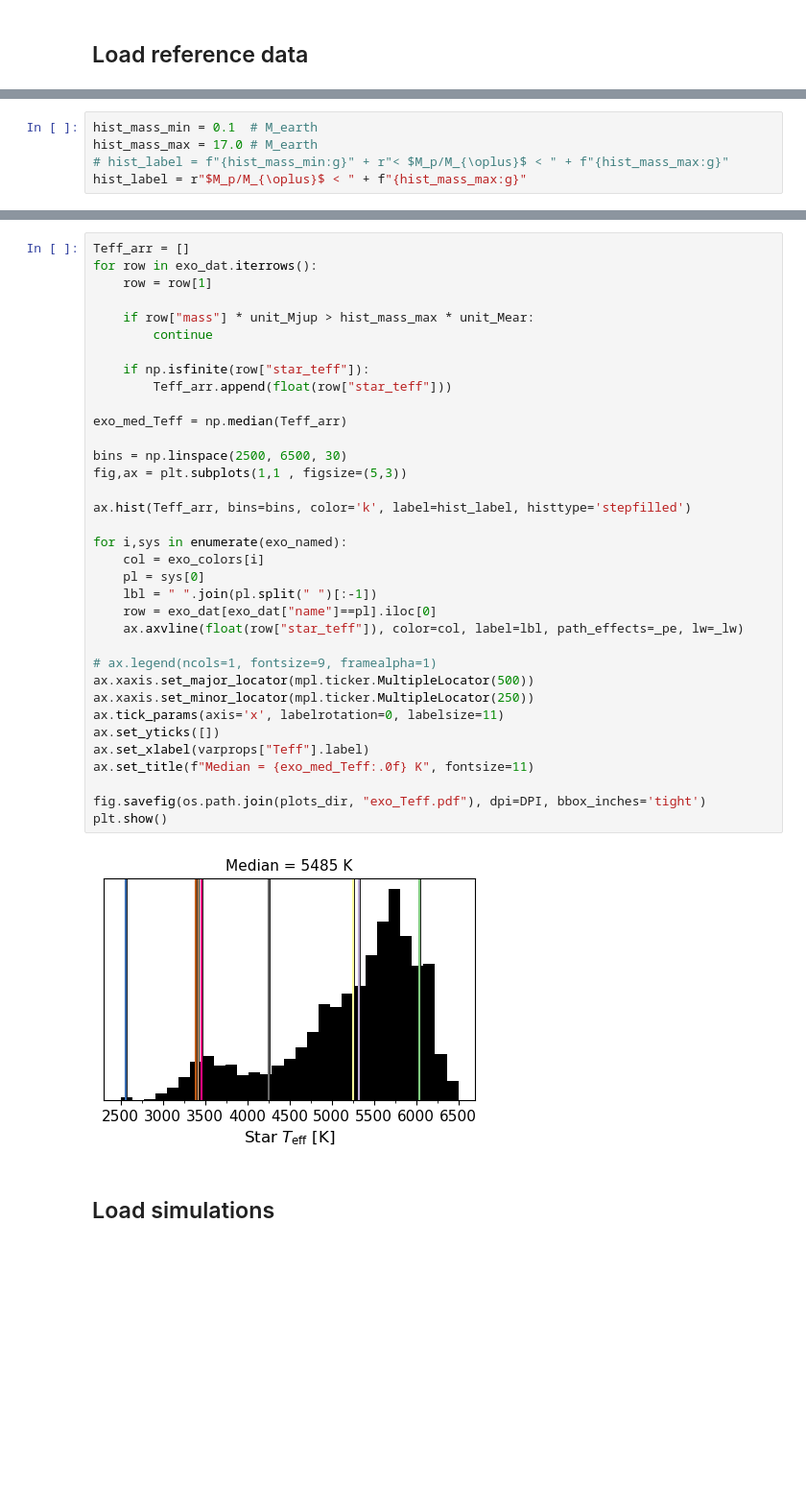
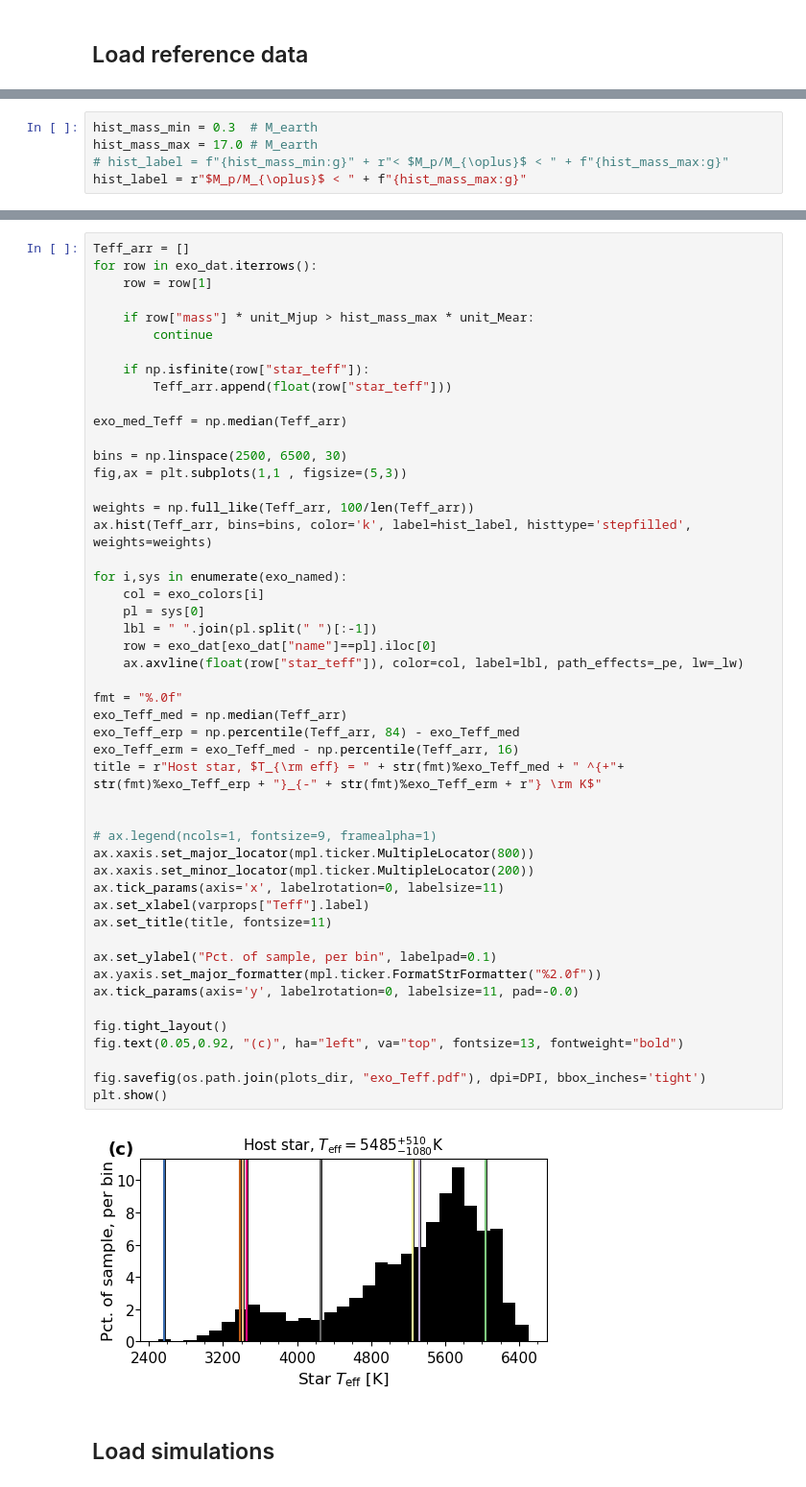
Before and after one commit to nichollsh/InferAGNI, a Jupyter notebook: notebooks/paper_grid.ipynb, the cells around one changed output, grey strips where cells are left out. Shown at 96% size. Saved outputs shown, nothing was run; the diff lists cells and outputs as text; blank space fills up the shorter version.

```diff
--- a/notebooks/paper_grid.ipynb
+++ b/notebooks/paper_grid.ipynb
@@ -358,7 +358,7 @@ abc = 'abcdefghijklmnopqrstuvwxyz'
 {'index': 8, 'name': 'Neptune', 'mass': 17.085427135678394, 'radius': 3.882721856381311, 'semi_major_axis': 30.180481283422463, 'orbital_period': 59800.0, 'eccentricity': 0.01, 'temp_calculated': 73.1 ...
 {'index': 9, 'name': 'Pluto', 'mass': 0.0021775544388609714, 'radius': 0.18626528692380057, 'semi_major_axis': 39.48128342245989, 'orbital_period': 90560.0, 'eccentricity': 0.244, 'temp_calculated': 4 ...
 # %%
-hist_mass_min = 0.1  # M_earth
+hist_mass_min = 0.3  # M_earth
 hist_mass_max = 17.0 # M_earth
 # hist_label = f"{hist_mass_min:g}" + r"< $M_p/M_{\oplus}$ < " + f"{hist_mass_max:g}"
 hist_label = r"$M_p/M_{\oplus}$ < " + f"{hist_mass_max:g}"
@@ -458,39 +495,53 @@ plt.show()
 Teff_arr = []
 for row in exo_dat.iterrows():
     row = row[1]
 
     if row["mass"] * unit_Mjup > hist_mass_max * unit_Mear:
         continue
 
     if np.isfinite(row["star_teff"]):
         Teff_arr.append(float(row["star_teff"]))
 
 exo_med_Teff = np.median(Teff_arr)
 
 bins = np.linspace(2500, 6500, 30)
 fig,ax = plt.subplots(1,1 , figsize=(5,3))
 
-ax.hist(Teff_arr, bins=bins, color='k', label=hist_label, histtype='stepfilled')
+weights = np.full_like(Teff_arr, 100/len(Teff_arr))
+ax.hist(Teff_arr, bins=bins, color='k', label=hist_label, histtype='stepfilled', weights=weights)
 
 for i,sys in enumerate(exo_named):
     col = exo_colors[i]
     pl = sys[0]
     lbl = " ".join(pl.split(" ")[:-1])
     row = exo_dat[exo_dat["name"]==pl].iloc[0]
     ax.axvline(float(row["star_teff"]), color=col, label=lbl, path_effects=_pe, lw=_lw)
 
+fmt = "%.0f"
+exo_Teff_med = np.median(Teff_arr)
+exo_Teff_erp = np.percentile(Teff_arr, 84) - exo_Teff_med
+exo_Teff_erm = exo_Teff_med - np.percentile(Teff_arr, 16)
+title = r"Host star, $T_{\rm eff} = " + str(fmt)%exo_Teff_med + " ^{+"+ str(fmt)%exo_Teff_erp + "}_{-" + str(fmt)%exo_Teff_erm + r"} \rm K$"
+
+
 # ax.legend(ncols=1, fontsize=9, framealpha=1)
-ax.xaxis.set_major_locator(mpl.ticker.MultipleLocator(500))
-ax.xaxis.set_minor_locator(mpl.ticker.MultipleLocator(250))
+ax.xaxis.set_major_locator(mpl.ticker.MultipleLocator(800))
+ax.xaxis.set_minor_locator(mpl.ticker.MultipleLocator(200))
 ax.tick_params(axis='x', labelrotation=0, labelsize=11)
-ax.set_yticks([])
 ax.set_xlabel(varprops["Teff"].label)
-ax.set_title(f"Median = {exo_med_Teff:.0f} K", fontsize=11)
+ax.set_title(title, fontsize=11)
+
+ax.set_ylabel("Pct. of sample, per bin", labelpad=0.1)
+ax.yaxis.set_major_formatter(mpl.ticker.FormatStrFormatter("%2.0f"))
+ax.tick_params(axis='y', labelrotation=0, labelsize=11, pad=-0.0)
+
+fig.tight_layout()
+fig.text(0.05,0.92, "(c)", ha="left", va="top", fontsize=13, fontweight="bold")
 
 fig.savefig(os.path.join(plots_dir, "exo_Teff.pdf"), dpi=DPI, bbox_inches='tight')
 plt.show()
 # %% [output]
-[figure, old version]
+[figure, new version]
 # %% [markdown]
 ## Load simulations
 # %%
```
Also changed, not shown: parts of 5 cells of this notebook.
